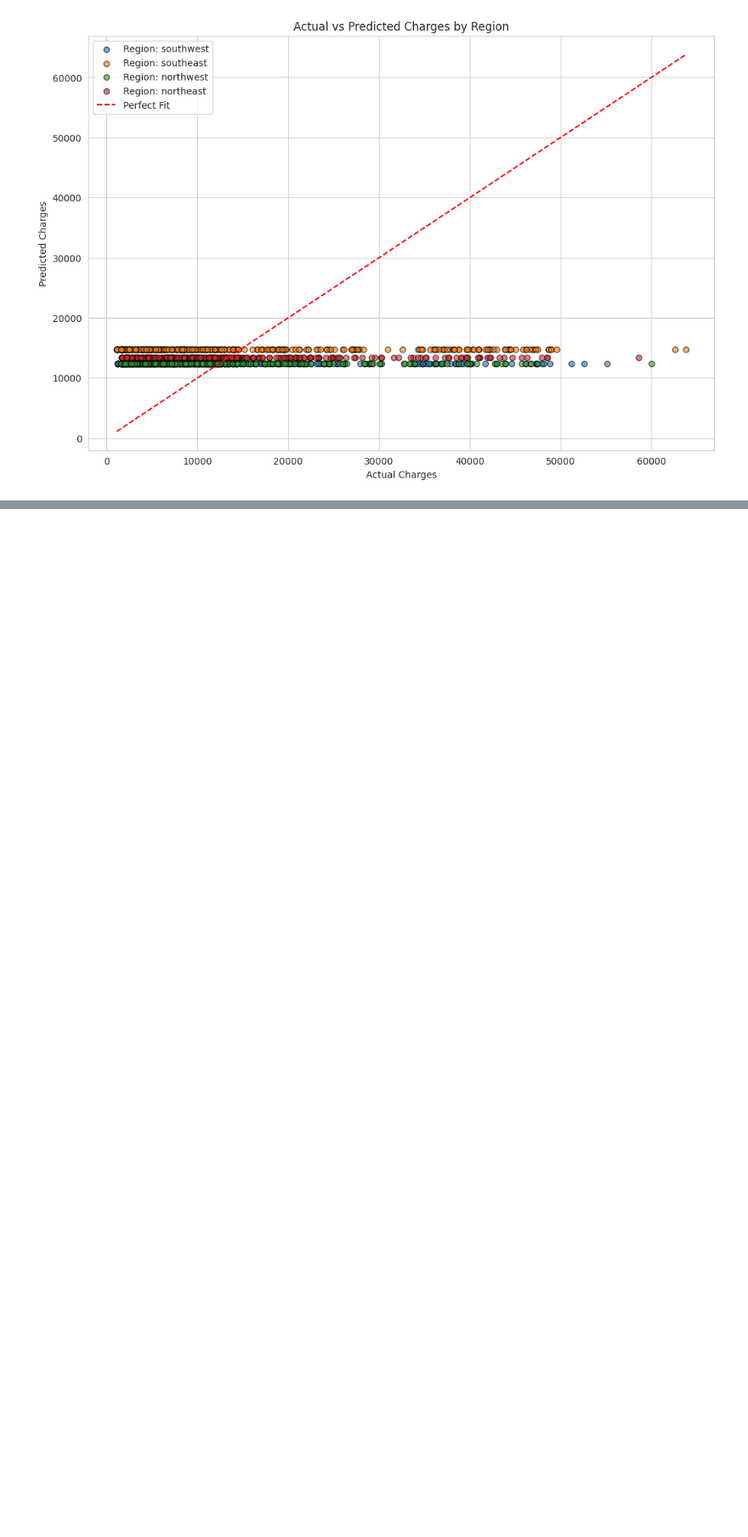
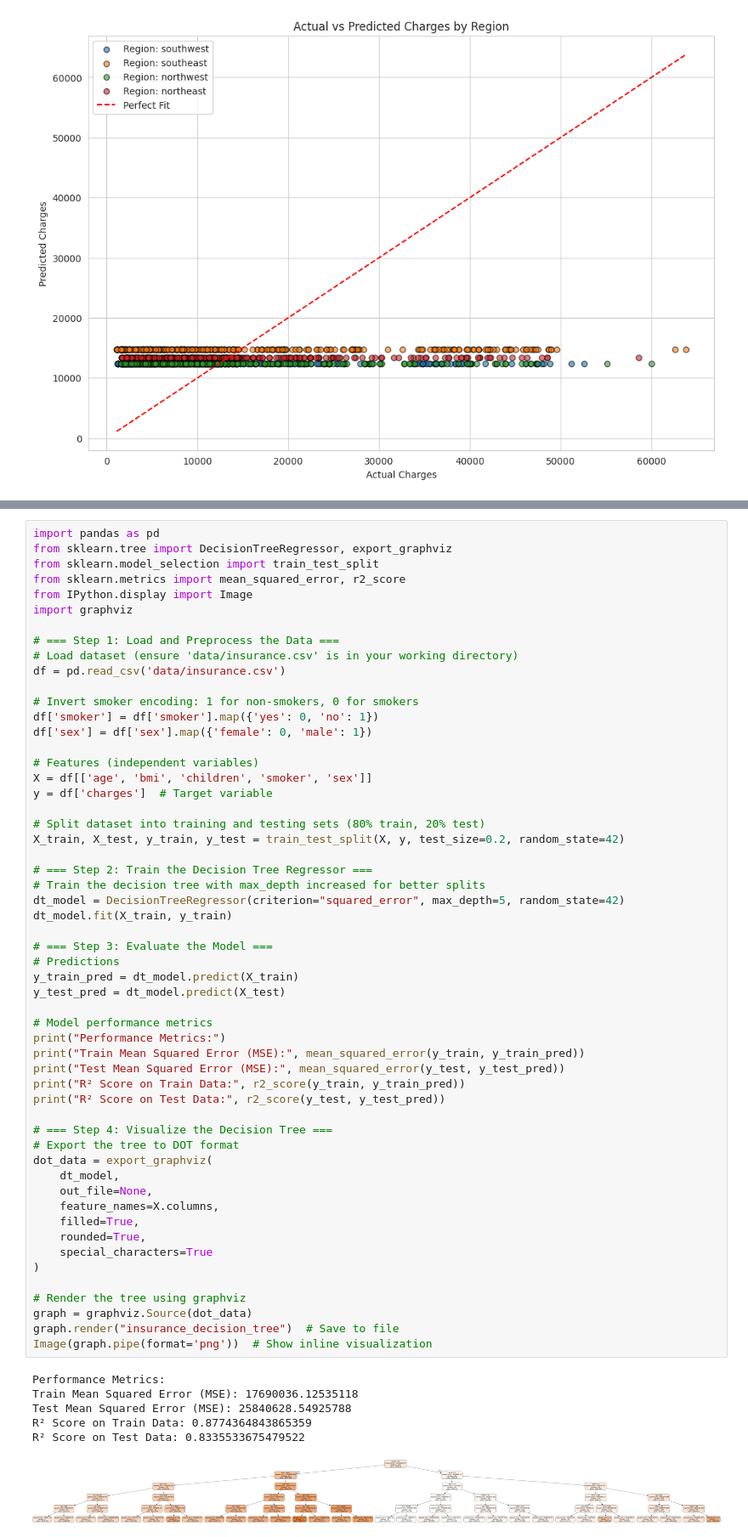
Before and after one commit to DO-2K23-26/mdn_math_insurance, a Jupyter notebook: insurance.ipynb, the cells around one changed output, grey strips where cells are left out. Shown at 85% size. Cells and saved outputs as stored; diff of their text form; blank space fills up the shorter version.

Commit message:
feat(dataviz): add tree

```diff
--- a/insurance.ipynb
+++ b/insurance.ipynb
@@ -448,3 +450,65 @@ plt.show()
+# %%
+import pandas as pd
+from sklearn.tree import DecisionTreeRegressor, export_graphviz
+from sklearn.model_selection import train_test_split
+from sklearn.metrics import mean_squared_error, r2_score
+from IPython.display import Image
+import graphviz
+
+# === Step 1: Load and Preprocess the Data ===
+# Load dataset (ensure 'data/insurance.csv' is in your working directory)
+df = pd.read_csv('data/insurance.csv')
+
+# Invert smoker encoding: 1 for non-smokers, 0 for smokers
+df['smoker'] = df['smoker'].map({'yes': 0, 'no': 1})
+df['sex'] = df['sex'].map({'female': 0, 'male': 1})
+
+# Features (independent variables)
+X = df[['age', 'bmi', 'children', 'smoker', 'sex']]
+y = df['charges']  # Target variable
+
+# Split dataset into training and testing sets (80% train, 20% test)
+X_train, X_test, y_train, y_test = train_test_split(X, y, test_size=0.2, random_state=42)
+
+# === Step 2: Train the Decision Tree Regressor ===
+# Train the decision tree with max_depth increased for better splits
+dt_model = DecisionTreeRegressor(criterion="squared_error", max_depth=5, random_state=42)
+dt_model.fit(X_train, y_train)
+
+# === Step 3: Evaluate the Model ===
+# Predictions
+y_train_pred = dt_model.predict(X_train)
+y_test_pred = dt_model.predict(X_test)
+
+# Model performance metrics
+print("Performance Metrics:")
+print("Train Mean Squared Error (MSE):", mean_squared_error(y_train, y_train_pred))
+print("Test Mean Squared Error (MSE):", mean_squared_error(y_test, y_test_pred))
+print("R² Score on Train Data:", r2_score(y_train, y_train_pred))
+print("R² Score on Test Data:", r2_score(y_test, y_test_pred))
+
+# === Step 4: Visualize the Decision Tree ===
+# Export the tree to DOT format
+dot_data = export_graphviz(
+    dt_model,
+    out_file=None,
+    feature_names=X.columns,
+    filled=True,
+    rounded=True,
+    special_characters=True
+)
+
+# Render the tree using graphviz
+graph = graphviz.Source(dot_data)
+graph.render("insurance_decision_tree")  # Save to file
+Image(graph.pipe(format='png'))  # Show inline visualization
+# %% [output]
+Performance Metrics:
+Train Mean Squared Error (MSE): 17690036.12535118
+Test Mean Squared Error (MSE): 25840628.54925788
+R² Score on Train Data: 0.8774364843865359
+R² Score on Test Data: 0.8335533675479522
+[figure, added]
 # %% [markdown]
 So as we can see here the regression is not helping in any way to determine the charges, it is predicting always the same thing because it is not correlated
 
```
Also changed, not shown: parts of 3 cells of this notebook.
